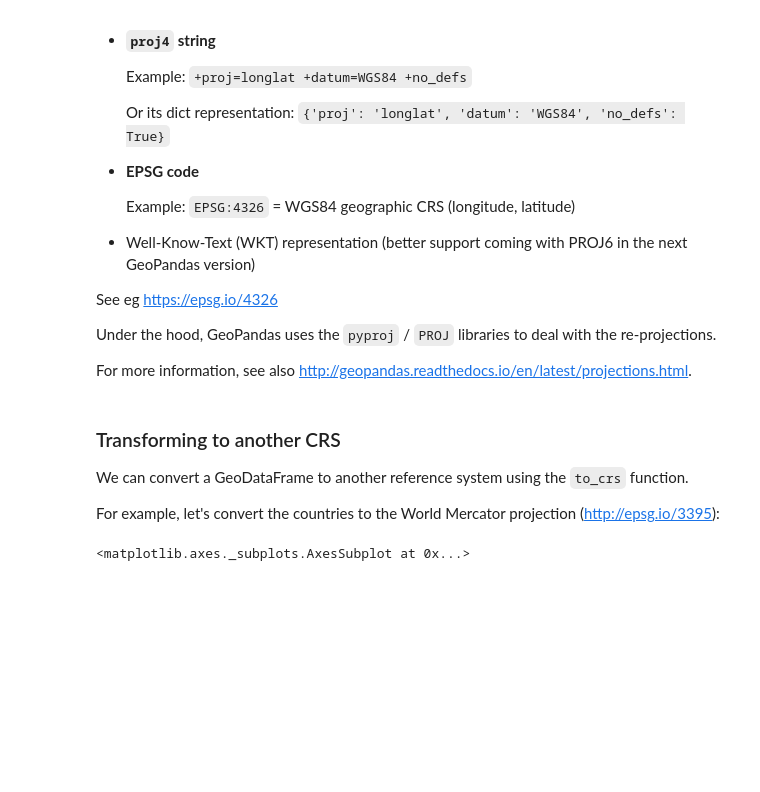
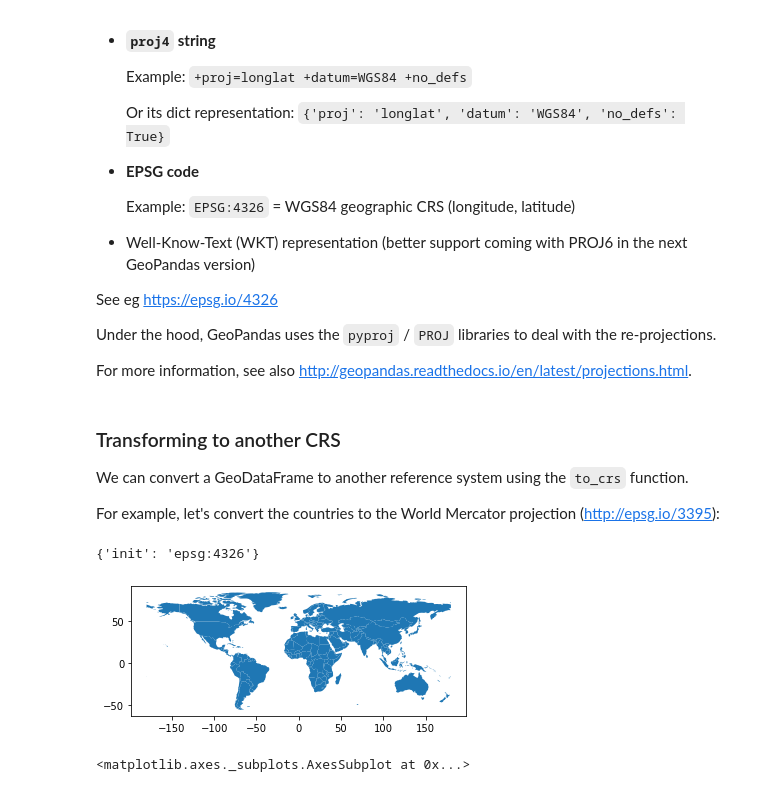
Before and after one commit to 3springs/deep_ml_curriculum, a Jupyter notebook: notebooks/04 Geopandas/Geospatial plotting.ipynb, the cells around one changed output. Cells and saved outputs as stored; diff of their text form; code cells hidden in the pictures; blank space fills up the shorter version.

```diff
--- a/notebooks/04 Geopandas/Geospatial plotting.ipynb
+++ b/notebooks/04 Geopandas/Geospatial plotting.ipynb
@@ -205,13 +207,13 @@ ax.set(xlim=(-20, 60), ylim=(-40, 40))
 # %% [markdown]
 # Coordinate reference systems
 # %%
-countries = geopandas.read_file(
+countries = gpd.read_file(
     "zip://../../data/processed/geo/ne_110m_admin_0_countries.zip"
 )
-cities = geopandas.read_file(
+cities = gpd.read_file(
     "zip://../../data/processed/geo/ne_110m_populated_places.zip"
 )
-rivers = geopandas.read_file(
+rivers = gpd.read_file(
     "zip://../../data/processed/geo/ne_50m_rivers_lake_centerlines.zip"
 )
 # %% [markdown]
@@ -314,6 +316,11 @@ For example, let's convert the countries to the World Mercator projection (http:
 # %%
 # remove Antartica, as the Mercator projection cannot deal with the poles
 countries = countries[(countries["name"] != "Antarctica")]
+countries.plot()
+countries.crs
+# %% [output]
+{'init': 'epsg:4326'}
+[figure, added]
 # %%
 countries_mercator = countries.to_crs(epsg=3395)  # or .to_crs({'init': 'epsg:3395'})
 # %%
```
Also changed, not shown: parts of 25 cells of this notebook.
